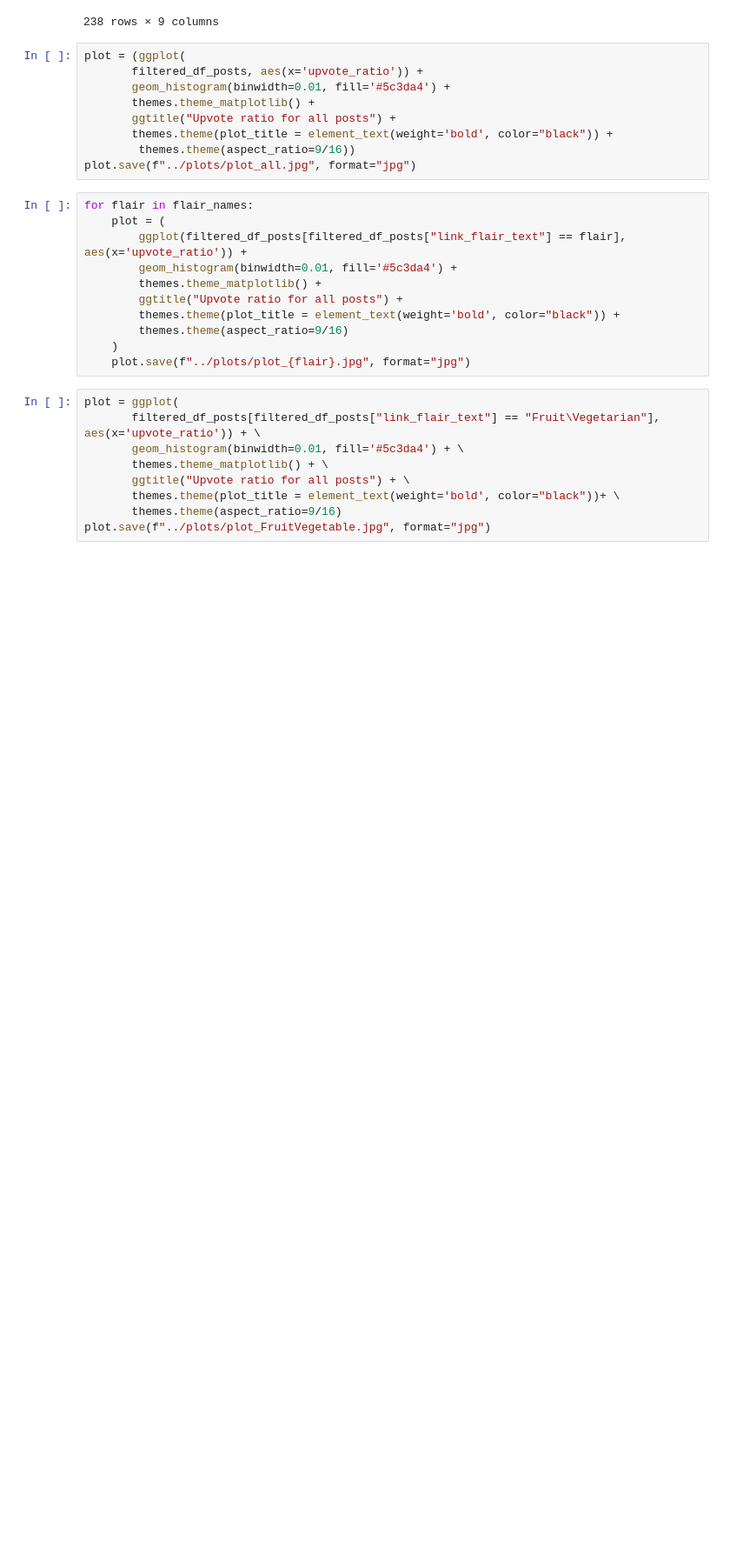
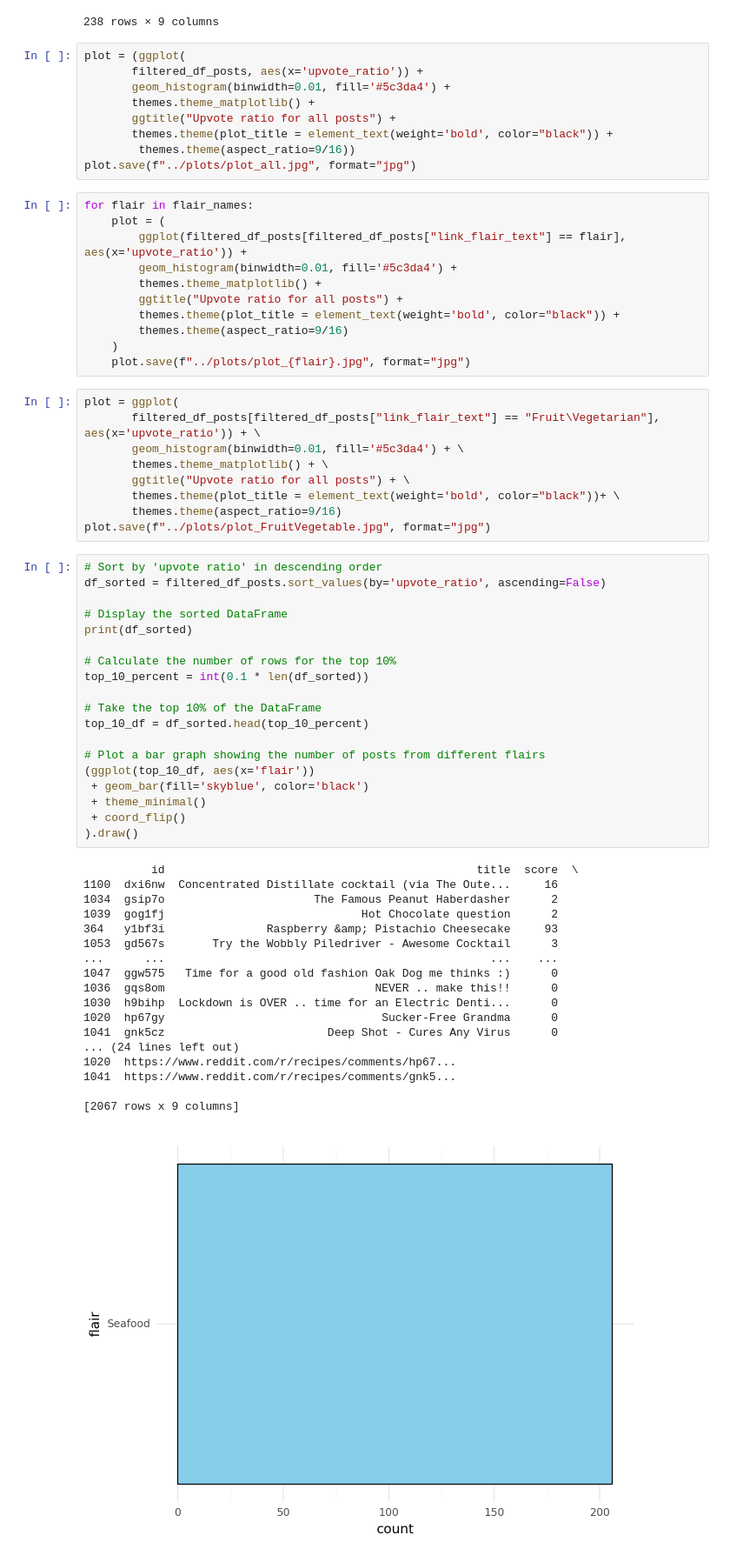
Before and after one commit to lse-ds105/ds105a-project-chadgpt, a Jupyter notebook: notebooks/04 Data Analysis.ipynb, the cells around one changed output. Shown at 87% size. Saved outputs shown, nothing was run; the diff lists cells and outputs as text; blank space fills up the shorter version.

Commit message:
new bar chart incomplete

```diff
--- a/notebooks/04 Data Analysis.ipynb
+++ b/notebooks/04 Data Analysis.ipynb
@@ -69,3 +69,41 @@ plot = ggplot(
        themes.theme(plot_title = element_text(weight='bold', color="black"))+ \
        themes.theme(aspect_ratio=9/16)
 plot.save(f"../plots/plot_FruitVegetable.jpg", format="jpg")
+# %%
+# Sort by 'upvote ratio' in descending order
+df_sorted = filtered_df_posts.sort_values(by='upvote_ratio', ascending=False)
+
+# Display the sorted DataFrame
+print(df_sorted)
+
+# Calculate the number of rows for the top 10%
+top_10_percent = int(0.1 * len(df_sorted))
+
+# Take the top 10% of the DataFrame
+top_10_df = df_sorted.head(top_10_percent)
+
+# Plot a bar graph showing the number of posts from different flairs
+(ggplot(top_10_df, aes(x='flair'))
+ + geom_bar(fill='skyblue', color='black')
+ + theme_minimal()
+ + coord_flip()
+).draw()
+# %% [output]
+          id                                              title  score  \
+1100  dxi6nw  Concentrated Distillate cocktail (via The Oute...     16
+1034  gsip7o                      The Famous Peanut Haberdasher      2
+1039  gog1fj                             Hot Chocolate question      2
+364   y1bf3i               Raspberry &amp; Pistachio Cheesecake     93
+1053  gd567s       Try the Wobbly Piledriver - Awesome Cocktail      3
+...      ...                                                ...    ...
+1047  ggw575   Time for a good old fashion Oak Dog me thinks :)      0
+1036  gqs8om                               NEVER .. make this!!      0
+1030  h9bihp  Lockdown is OVER .. time for an Electric Denti...      0
+1020  hp67gy                                Sucker-Free Grandma      0
+1041  gnk5cz                        Deep Shot - Cures Any Virus      0
+... (24 lines left out)
+1020  https://www.reddit.com/r/recipes/comments/hp67...
+1041  https://www.reddit.com/r/recipes/comments/gnk5...
+
+[2067 rows x 9 columns]
+[figure, added]
```
Also changed, not shown: parts of 1 cell of this notebook, 11 other files.
